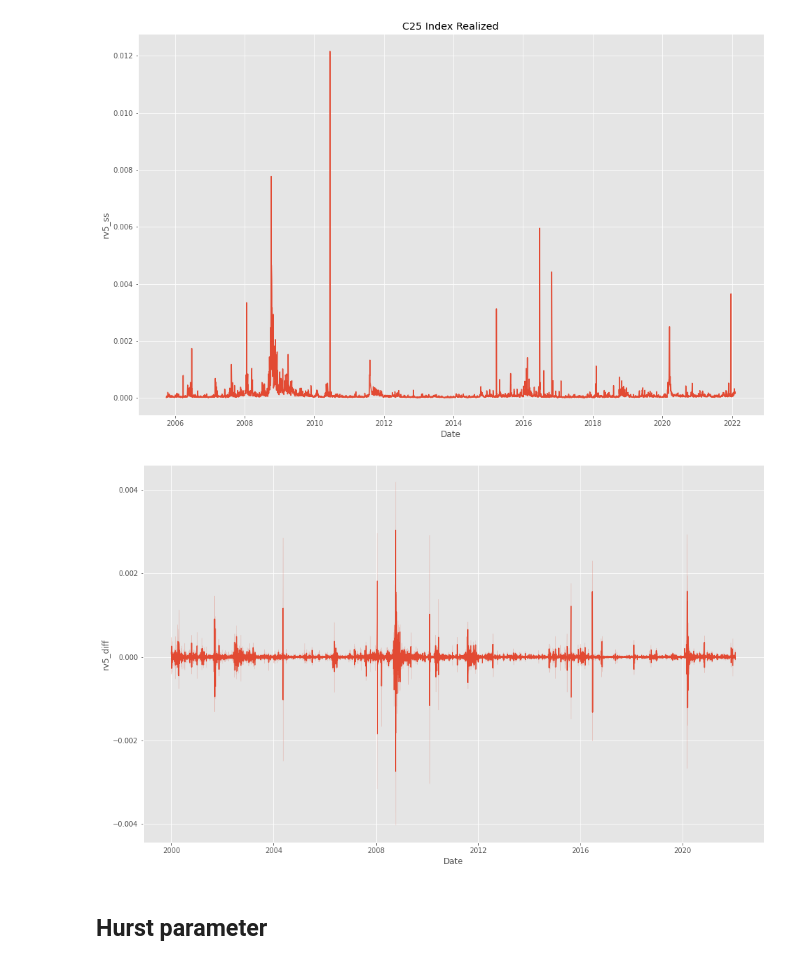
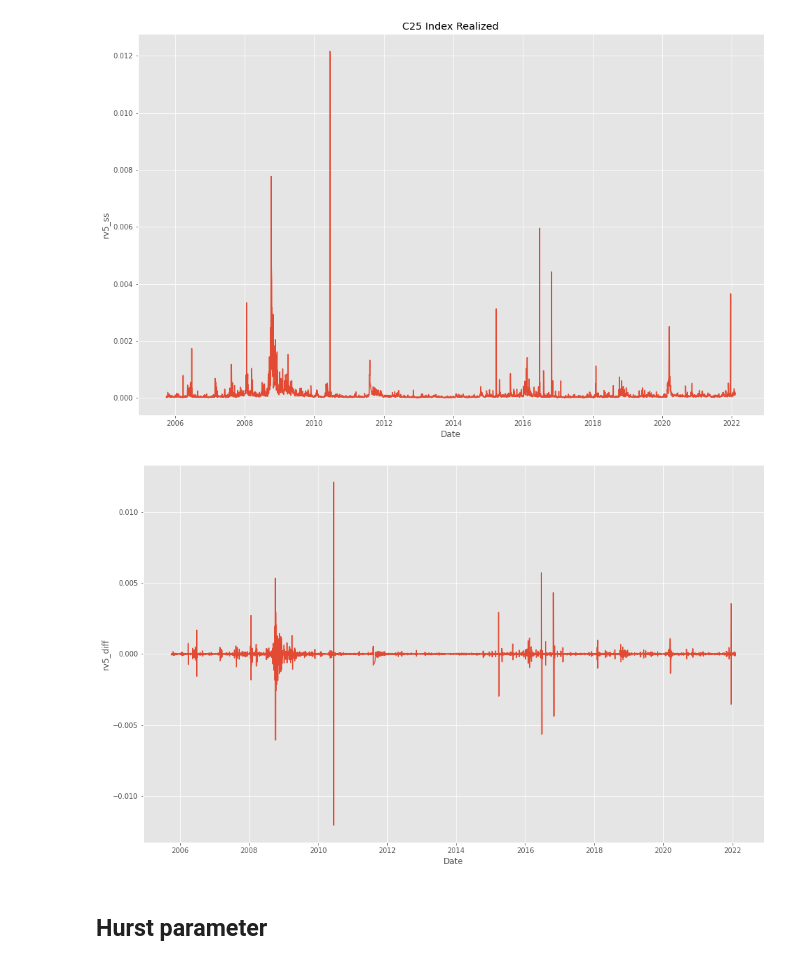
Before and after one commit to Zattera44/Speciale, a Jupyter notebook: volatility_is_rough/Oxford Man Realized Vol.ipynb, the cells around one changed output. Drawn from its saved outputs; the diff is of its cells as text; code cells hidden in the pictures.

```diff
--- a/volatility_is_rough/Oxford Man Realized Vol.ipynb
+++ b/volatility_is_rough/Oxford Man Realized Vol.ipynb
@@ -69,11 +68,11 @@ plt.show()
 # %%
 df['rv5_diff'] = df['rv5'].diff()
 # %%
-sns.lineplot(data=df, x="Date", y="rv5_diff")
+sns.lineplot(data=df[df['Symbol'] == '.OMXC20'], x="Date", y="rv5_diff")
 
 plt.show()
 # %% [output]
-[figure, old version]
+[figure, new version]
 # %% [markdown]
 ## Hurst parameter
 # %%
```
Also changed, not shown: parts of 17 cells of this notebook.
